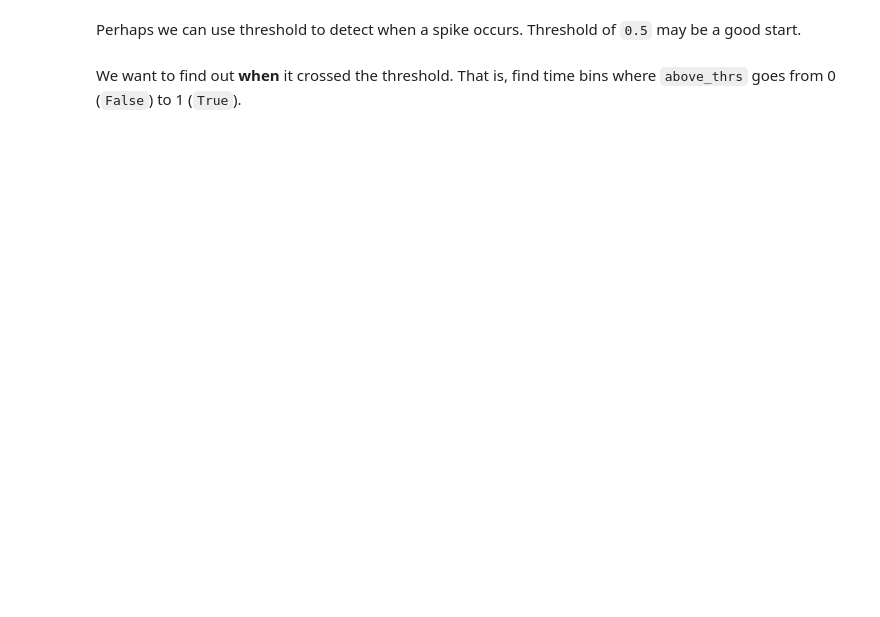
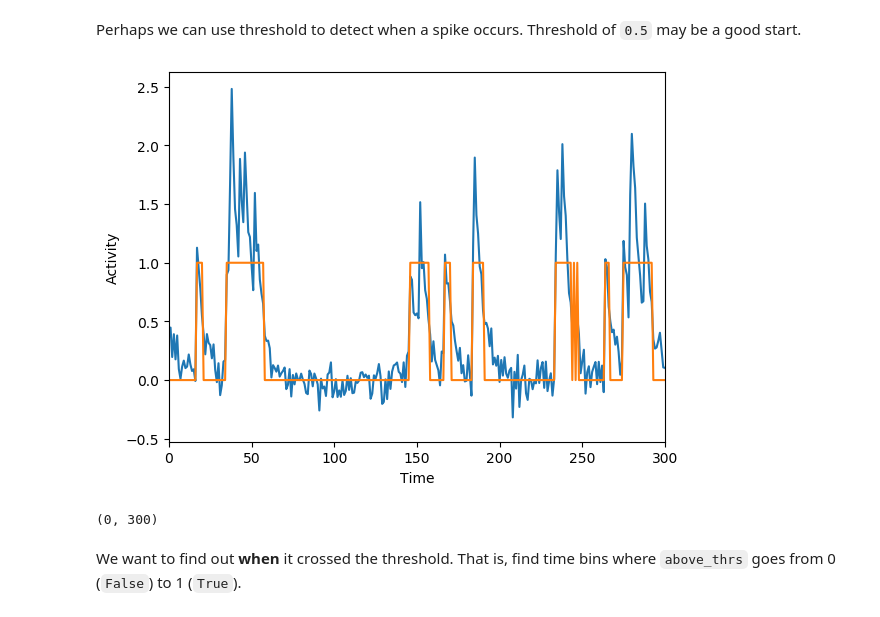
Before and after one commit to datajoint/neuronex_workshop_2018, a Jupyter notebook: julia/02-Imported and Computed Tables.ipynb, the cells around one changed output. Drawn from its saved outputs; the diff is of its cells as text; code cells hidden in the pictures; blank space fills up the shorter version.

```diff
--- a/julia/02-Imported and Computed Tables.ipynb
+++ b/julia/02-Imported and Computed Tables.ipynb
@@ -654,12 +717,16 @@ Perhaps we can use threshold to detect when a spike occurs. Threshold of `0.5` m
 # %%
 threshold = 0.5
 
 # find activity above threshold
-above_thrs = (activity > threshold).astype(np.int)
+above_thrs = convert(Array{Int64}, activity > threshold)
 
-plt.plot(activity)
-plt.plot(above_thrs)
-plt.xlabel('Time')
-plt.xlim([0, 300])
+plot(activity)
+plot(above_thrs)
+xlabel("Time")
+ylabel("Activity")
+xlim([0, 300])
+# %% [output]
+[figure, added]
+(0, 300)
 # %% [markdown]
 We want to find out **when** it crossed the threshold. That is, find time bins where `above_thrs` goes from 0 (`False`) to 1 (`True`).
```
Also changed, not shown: parts of 27 cells of this notebook.
